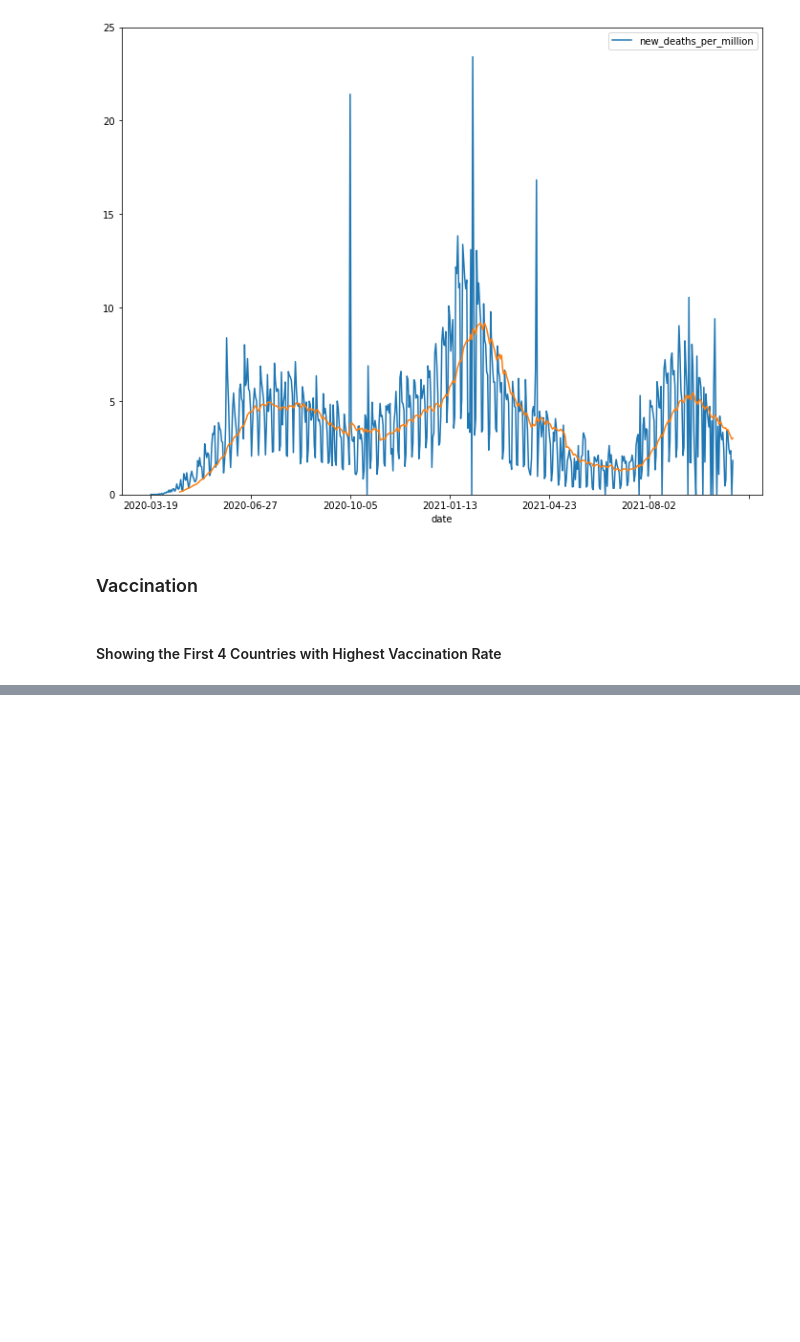
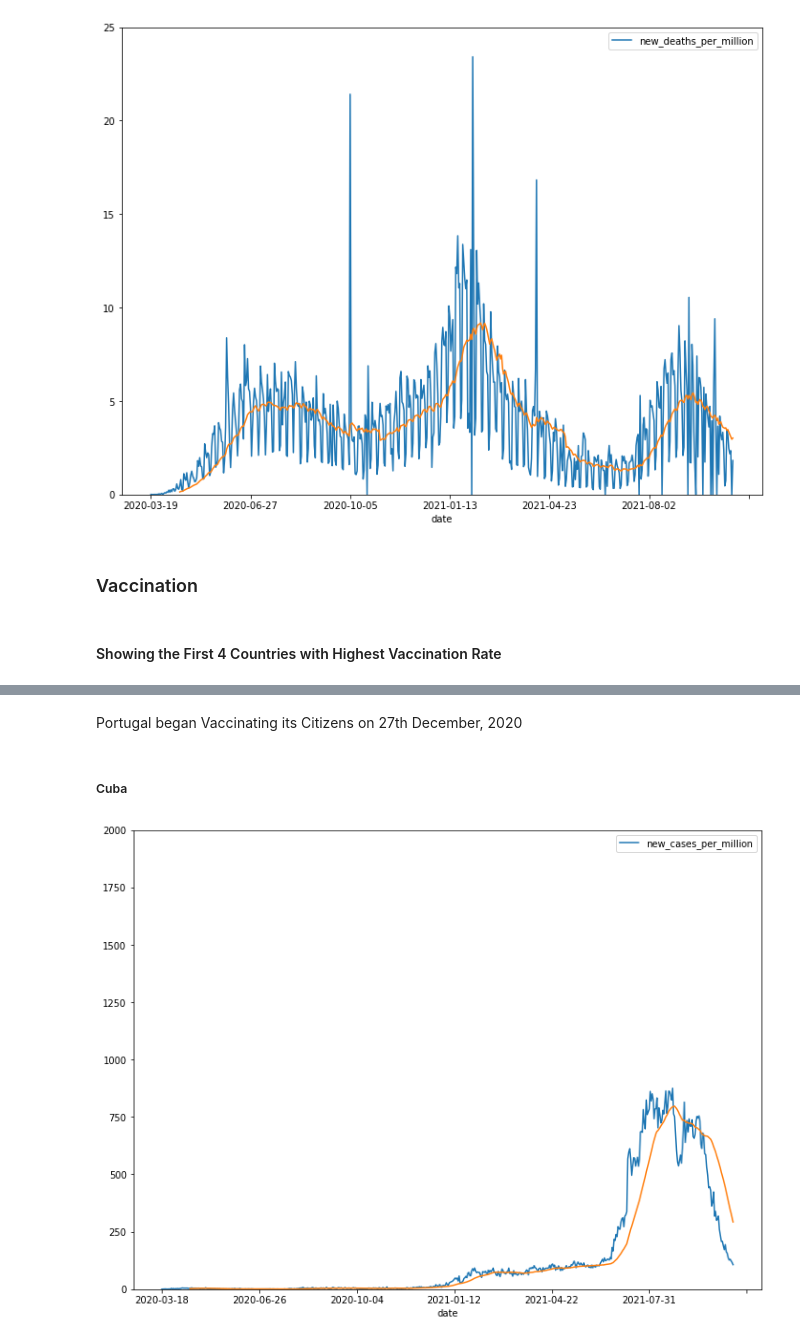
Before and after one commit to ProsperChuks/COVID-19-Data-Analysis, a Jupyter notebook: covid_.ipynb, the cells around one changed output, grey strips where cells are left out. Drawn from its saved outputs; the diff is of its cells as text; code cells hidden in the pictures; blank space fills up the shorter version.

```diff
--- a/covid_.ipynb
+++ b/covid_.ipynb
@@ -135,0 +139,8 @@ people_vaccinated(locale, 'people_vaccinated')
+# %% [markdown]
+Portugal began Vaccinating its Citizens on 27th December, 2020
+# %% [markdown]
+##### Cuba
+# %%
+country_plot('new_cases_per_million', 'Cuba', True, 2000)
+# %% [output]
+[figure, added]
```
Also changed, not shown: parts of 21 cells of this notebook.
